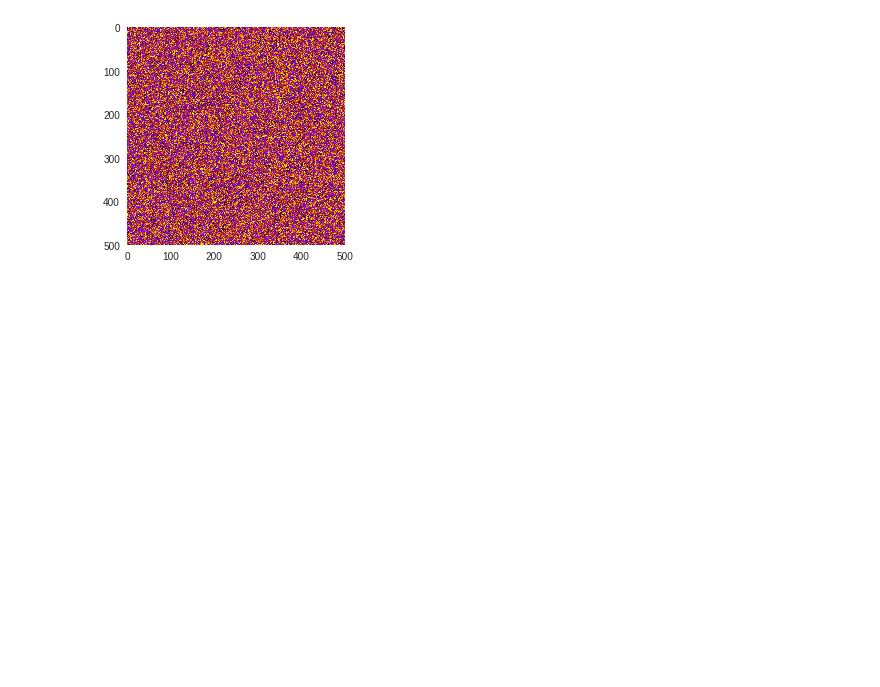
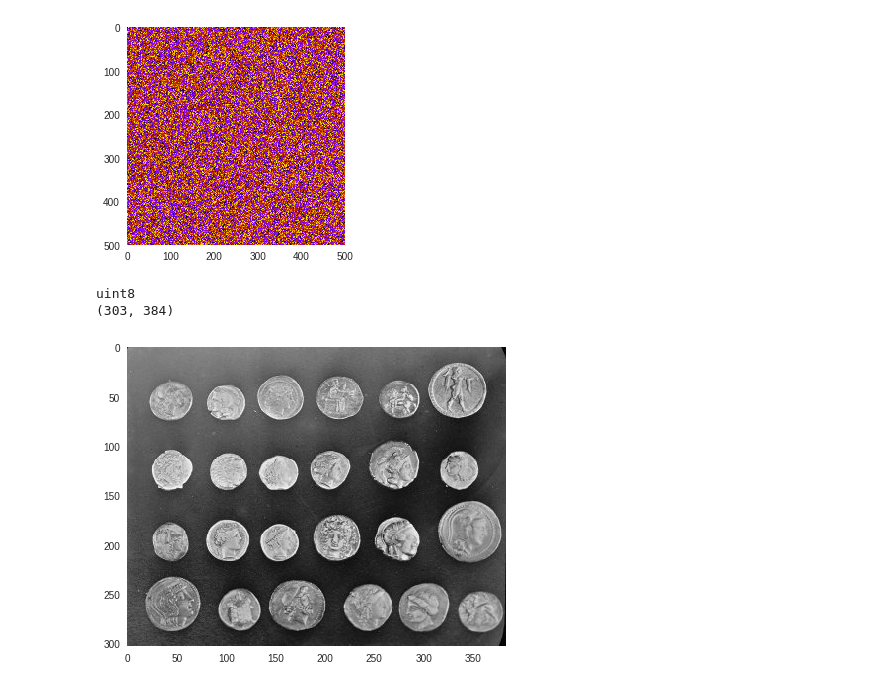
Before and after one commit to Said113/colabgoogle, a Jupyter notebook: test1.ipynb, the cells around one changed output. Drawn from its saved outputs; the diff is of its cells as text; code cells hidden in the pictures; blank space fills up the shorter version.

Commit message:
work with data function

```diff
--- a/test1.ipynb
+++ b/test1.ipynb
@@ -49,3 +67,15 @@ img3=plt.imshow(arr,cmap="gnuplot")
 plt.grid()
 # %% [output]
 [figure]
+# %%
+from skimage import data
+
+coins=data.coins()
+plt.imshow(coins,cmap="gray")
+print(coins.dtype)
+print(coins.shape)
+plt.grid()
+# %% [output]
+uint8
+(303, 384)
+[figure, added]
```
Also changed, not shown: parts of 2 cells of this notebook.
